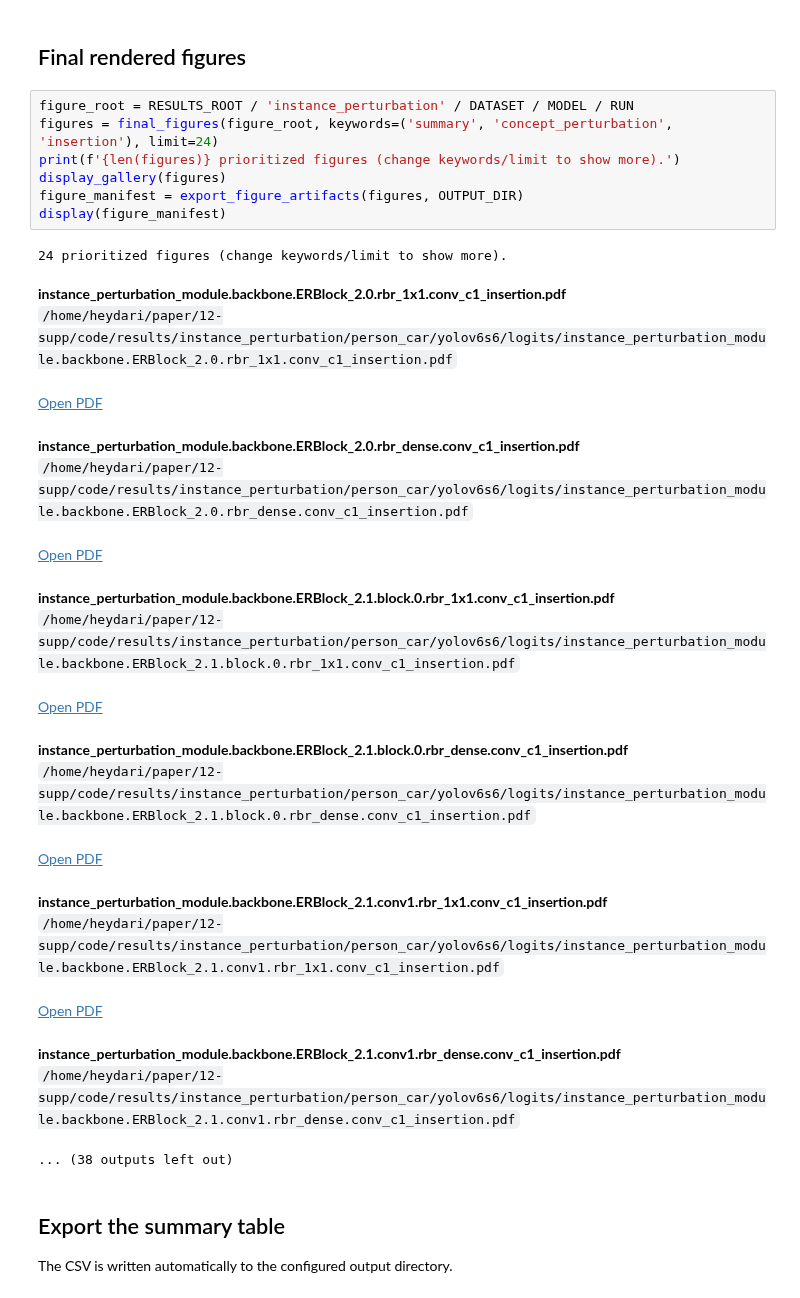
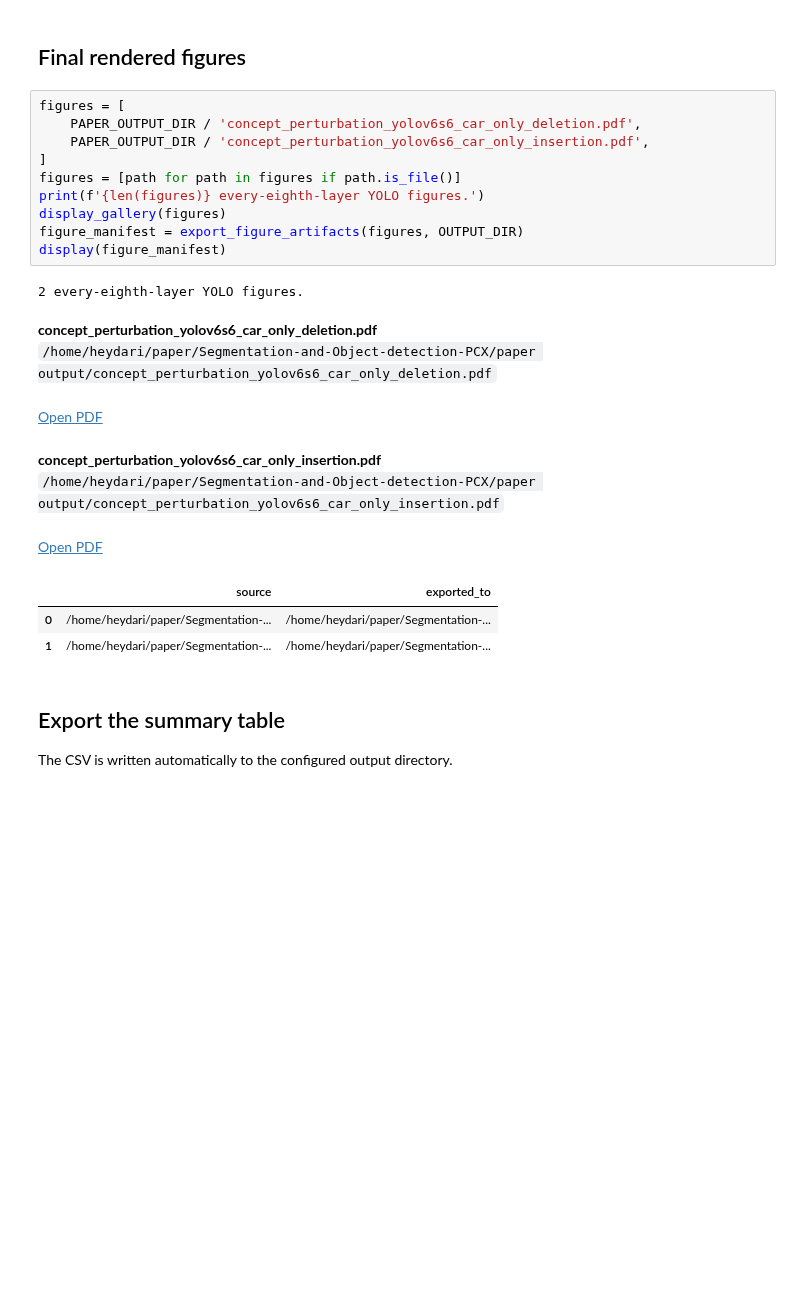
Before and after one commit to samarheydari/Segmentation-and-Object-detection-PCX, a Jupyter notebook: notebooks/YOLO_final_results.ipynb, the cells around one changed output. Cells and saved outputs as stored; diff of their text form; blank space fills up the shorter version.

```diff
--- a/notebooks/YOLO_final_results.ipynb
+++ b/notebooks/YOLO_final_results.ipynb
@@ -116,33 +121,27 @@ display_pdf_plots(selected_yolo_plots)
 [interactive output not drawn]
 # %% [markdown]
 ## Final rendered figures
-# %%
-figure_root = RESULTS_ROOT / 'instance_perturbation' / DATASET / MODEL / RUN
-figures = final_figures(figure_root, keywords=('summary', 'concept_perturbation', 'insertion'), limit=24)
-print(f'{len(figures)} prioritized figures (change keywords/limit to show more).')
-display_gallery(figures)
-figure_manifest = export_figure_artifacts(figures, OUTPUT_DIR)
-display(figure_manifest)
-# %% [output]
-24 prioritized figures (change keywords/limit to show more).
-**instance_perturbation_module.backbone.ERBlock_2.0.rbr_1x1.conv_c1_insertion.pdf**
-`/home/heydari/paper/12-supp/code/results/instance_perturbation/person_car/yolov6s6/logits/instance_perturbation_module.backbone.ERBlock_2.0.rbr_1x1.conv_c1_insertion.pdf`
-[Open PDF](file:///home/heydari/paper/12-supp/code/results/instance_perturbation/person_car/yolov6s6/logits/instance_perturbation_module.backbone.ERBlock_2.0.rbr_1x1.conv_c1_insertion.pdf)
-**instance_perturbation_module.backbone.ERBlock_2.0.rbr_dense.conv_c1_insertion.pdf**
-`/home/heydari/paper/12-supp/code/results/instance_perturbation/person_car/yolov6s6/logits/instance_perturbation_module.backbone.ERBlock_2.0.rbr_dense.conv_c1_insertion.pdf`
-[Open PDF](file:///home/heydari/paper/12-supp/code/results/instance_perturbation/person_car/yolov6s6/logits/instance_perturbation_module.backbone.ERBlock_2.0.rbr_dense.conv_c1_insertion.pdf)
-**instance_perturbation_module.backbone.ERBlock_2.1.block.0.rbr_1x1.conv_c1_insertion.pdf**
-`/home/heydari/paper/12-supp/code/results/instance_perturbation/person_car/yolov6s6/logits/instance_perturbation_module.backbone.ERBlock_2.1.block.0.rbr_1x1.conv_c1_insertion.pdf`
-[Open PDF](file:///home/heydari/paper/12-supp/code/results/instance_perturbation/person_car/yolov6s6/logits/instance_perturbation_module.backbone.ERBlock_2.1.block.0.rbr_1x1.conv_c1_insertion.pdf)
-**instance_perturbation_module.backbone.ERBlock_2.1.block.0.rbr_dense.conv_c1_insertion.pdf**
-`/home/heydari/paper/12-supp/code/results/instance_perturbation/person_car/yolov6s6/logits/instance_perturbation_module.backbone.ERBlock_2.1.block.0.rbr_dense.conv_c1_insertion.pdf`
-[Open PDF](file:///home/heydari/paper/12-supp/code/results/instance_perturbation/person_car/yolov6s6/logits/instance_perturbation_module.backbone.ERBlock_2.1.block.0.rbr_dense.conv_c1_insertion.pdf)
-**instance_perturbation_module.backbone.ERBlock_2.1.conv1.rbr_1x1.conv_c1_insertion.pdf**
-`/home/heydari/paper/12-supp/code/results/instance_perturbation/person_car/yolov6s6/logits/instance_perturbation_module.backbone.ERBlock_2.1.conv1.rbr_1x1.conv_c1_insertion.pdf`
-[Open PDF](file:///home/heydari/paper/12-supp/code/results/instance_perturbation/person_car/yolov6s6/logits/instance_perturbation_module.backbone.ERBlock_2.1.conv1.rbr_1x1.conv_c1_insertion.pdf)
-**instance_perturbation_module.backbone.ERBlock_2.1.conv1.rbr_dense.conv_c1_insertion.pdf**
-`/home/heydari/paper/12-supp/code/results/instance_perturbation/person_car/yolov6s6/logits/instance_perturbation_module.backbone.ERBlock_2.1.conv1.rbr_dense.conv_c1_insertion.pdf`
-... (38 outputs left out)
+# %%
+figures = [
+    PAPER_OUTPUT_DIR / 'concept_perturbation_yolov6s6_car_only_deletion.pdf',
+    PAPER_OUTPUT_DIR / 'concept_perturbation_yolov6s6_car_only_insertion.pdf',
+]
+figures = [path for path in figures if path.is_file()]
+print(f'{len(figures)} every-eighth-layer YOLO figures.')
+display_gallery(figures)
+figure_manifest = export_figure_artifacts(figures, OUTPUT_DIR)
+display(figure_manifest)
+# %% [output]
+2 every-eighth-layer YOLO figures.
+**concept_perturbation_yolov6s6_car_only_deletion.pdf**
+`/home/heydari/paper/Segmentation-and-Object-detection-PCX/paper output/concept_perturbation_yolov6s6_car_only_deletion.pdf`
+[Open PDF](file:///home/heydari/paper/Segmentation-and-Object-detection-PCX/paper%20output/concept_perturbation_yolov6s6_car_only_deletion.pdf)
+**concept_perturbation_yolov6s6_car_only_insertion.pdf**
+`/home/heydari/paper/Segmentation-and-Object-detection-PCX/paper output/concept_perturbation_yolov6s6_car_only_insertion.pdf`
+[Open PDF](file:///home/heydari/paper/Segmentation-and-Object-detection-PCX/paper%20output/concept_perturbation_yolov6s6_car_only_insertion.pdf)
+|  | source | exported_to |
+| 0 | /home/heydari/paper/Segmentation-... | /home/heydari/paper/Segmentation-... |
+| 1 | /home/heydari/paper/Segmentation-... | /home/heydari/paper/Segmentation-... |
 # %% [markdown]
 ## Export the summary table
 
```
Also changed, not shown: parts of 5 cells of this notebook, 2 other files.
